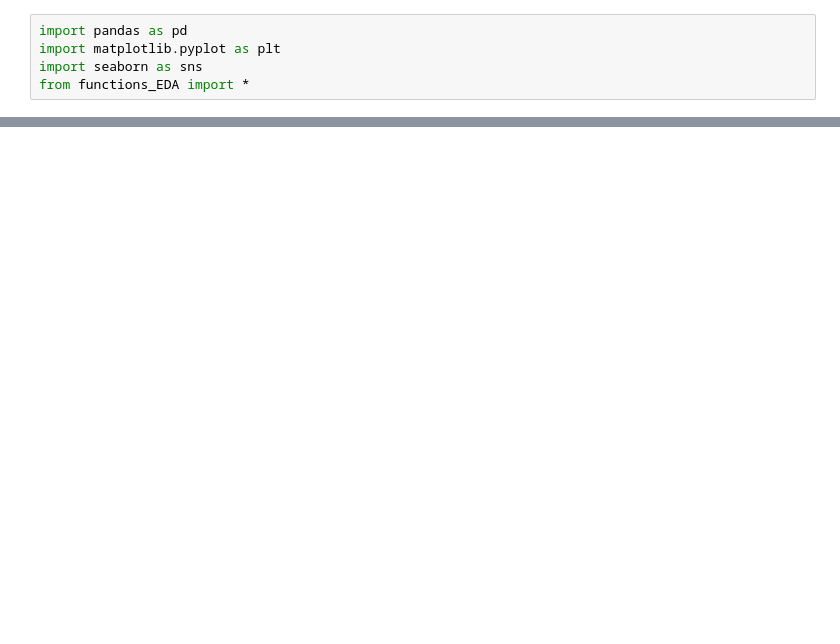
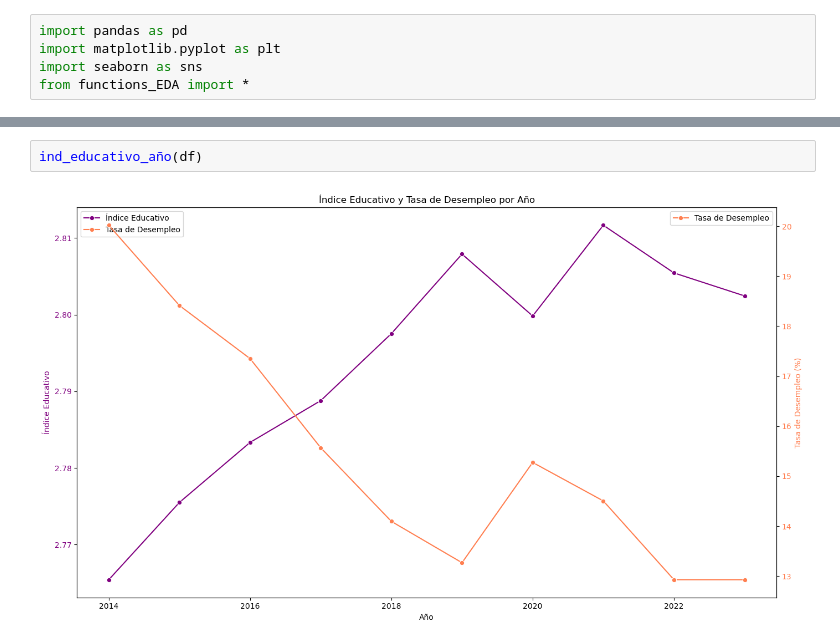
Before and after one commit to harimrys/project-ue, a Jupyter notebook: EDA.ipynb, the cells around one changed output, grey strips where cells are left out. Cells and saved outputs as stored; diff of their text form; blank space fills up the shorter version.

```diff
--- a/EDA.ipynb
+++ b/EDA.ipynb
@@ -159,0 +45,4 @@ Text(0.5, 0, 'País')
+# %%
+ind_educativo_año(df)
+# %% [output]
+[figure, added]
```
Also changed, not shown: parts of 17 cells of this notebook, 2 other files.
